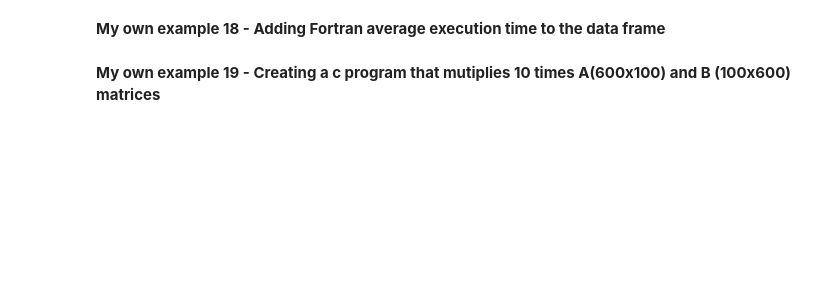
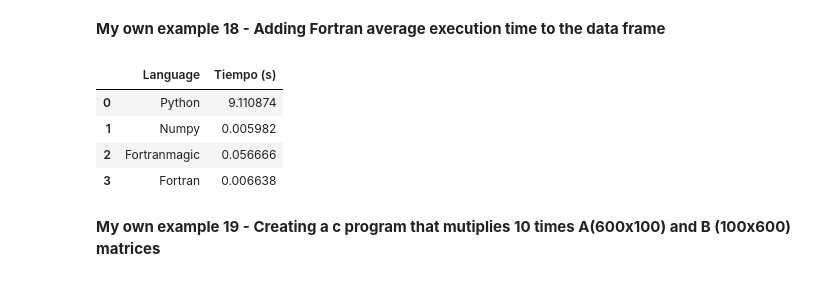
Before and after one commit to 10scar/AlgorithmsUN2024I, a Jupyter notebook: Lab2/osgutierrezp_Lab2.ipynb, the cells around one changed output. Saved outputs shown, nothing was run; the diff lists cells and outputs as text; code cells hidden in the pictures; blank space fills up the shorter version.

```diff
--- a/Lab2/osgutierrezp_Lab2.ipynb
+++ b/Lab2/osgutierrezp_Lab2.ipynb
@@ -473,5 +493,11 @@ Wall time: 181 µs
 <center><img src="https://raw.githubusercontent.com/ssanderson/pydata-toolbox/master/notebooks/images/sloth.gif" alt="Drawing" style="width: 1080px;"/></center>
 # %% [markdown]
 **My own example 10 - Deifining A (2x2)  and B (2x2)**
+# %%
+A = [[1.1, 3.1],
+     [8.2, 3.5]]
+
+B = [[5.1, 11.8],
+     [16.8, 101.1]]
 # %% [markdown]
 **My own example 11 - Defining Fortran subroutine matmul(A,B) for 2x2 matrices**
@@ -483,0 +585,12 @@ Wall time: 181 µs
+# %%
+# Se generan matrices aleatorias
+matriz_aleatoria_A = random_matrix(600, 100)  # Matriz A de tamaño 600x100
+matriz_aleatoria_B = random_matrix(100, 600)  # Matriz B de tamaño 100x600
+
+# Convertir matrices aleatorias a arreglos numpy
+arreglo_numpy_A = np.array(matriz_aleatoria_A)
+arreglo_numpy_B = np.array(matriz_aleatoria_B)
+
+# Llamar a la subrutina Fortran para multiplicación de matrices
+resultado_multiplicacion = matmul_fortran_rect(arreglo_numpy_A, arreglo_numpy_B)
+resultado_multiplicacion
@@ -484,2 +611,21 @@ Wall time: 181 µs
 # %% [markdown]
 **My own example 15 - Running 10 times the  Fortran subroutine matmul(A,B) with 600x100 and 100x600 matrices and adding Fortran magic average execution time to the data frame**
+# %%
+def tiempo_fortran(A, B, iter):
+    suma = 0
+
+    for i in range(iter):
+        inicio = tm.process_time()
+
+        matmul_fortran_rect(A, B)
+
+        fin = tm.process_time()
+        tiempo_transcurrido = fin - inicio
+        suma += tiempo_transcurrido
+    promedio = suma / iter
+    print('Promedio Fortran:', promedio, 'segundos')
+    return promedio
+# %%
+fortran_pro = tiempo_fortran(matriz_aleatoria_A, matriz_aleatoria_B, 10)
+len_average = avr_data(len_average, 'Fortranmagic', fortran_pro)
+len_average
@@ -490,4 +722,15 @@ Wall time: 181 µs
 # %% [markdown]
 **My own example 18 - Adding Fortran average execution time to the data frame**
+# %%
+fortran_file = open('fortranaverage.txt','r')
+fortram_pro = float(fortran_file.readline())
+len_average = avr_data(len_average, 'Fortran', fortram_pro)
+len_average
+# %% [output]
+|  | Language | Tiempo (s) |
+| 0 | Python | 9.110874 |
+| 1 | Numpy | 0.005982 |
+| 2 | Fortranmagic | 0.056666 |
+| 3 | Fortran | 0.006638 |
 # %% [markdown]
 **My own example 19 - Creating a c program that mutiplies 10 times A(600x100) and  B (100x600) matrices**
```
Also changed, not shown: parts of 35 cells of this notebook.
